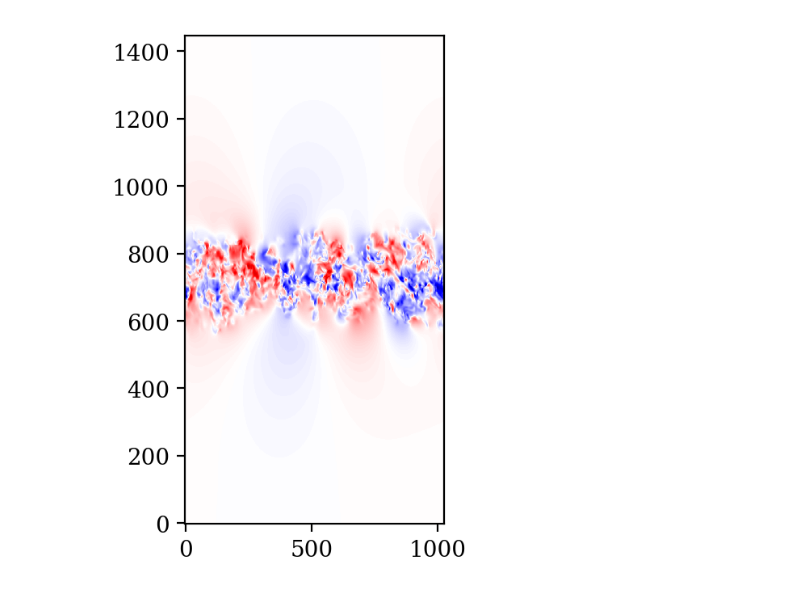
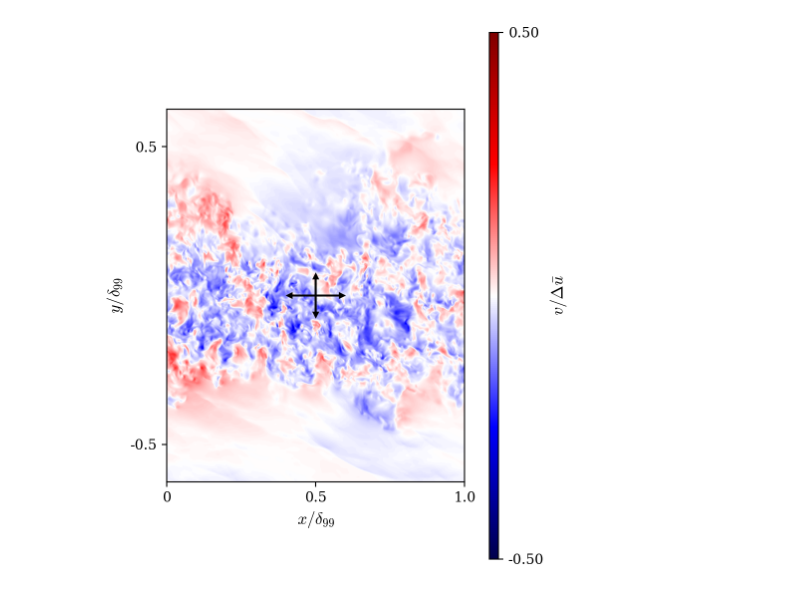
Before and after one commit to FPAL-Stanford-University/FloATPy, a Jupyter notebook: post/plot_slices_single.ipynb, the cells around one changed output. Saved outputs shown, nothing was run; the diff lists cells and outputs as text; code cells hidden in the pictures.

```diff
--- a/post/plot_slices_single.ipynb
+++ b/post/plot_slices_single.ipynb
@@ -16,9 +16,8 @@ import scripts.get_namelist as nml
 from scripts.common import *
 from scripts.decorr_lscale_y import get_L99
 
-
 # Get transverse decorr lengthscale
-def get_lscale(y,Lvv,thresh=0.20):
+def get_lscale(y,Lvv,thresh=0.10):
     Ny = np.size(Lvv)
     imax0 = np.argmax(Lvv)
     # find inflection point
@@ -103,11 +102,11 @@ def visualize_one(reader, step, qname, plane, cmap, dtheta=0,domega=0,savename='
         print "Saved plot to ",savename
     else: plt.show
 # %%
-# directory = '/projects/ShockInducedMix/ShearLayerData/production/Mc02/rr1/1024x1448x512/'
-directory = '/lus/theta-fs0/projects/HighMachTurbulence/ShearLayerData/mira/Mc20/rr1/1024x1448x512/'
+directory = '/lus/theta-fs0/projects/HighMachTurbulence/ShearLayerData/mira/Mc12/rr1/256x384x128/'
+# directory = '/lus/theta-fs0/projects/HighMachTurbulence/ShearLayerData/temporal/Mc04/rr1/1024x1448x512/'
 
 
-filename_prefix = directory+'/shearlayer_'
+filename_prefix = directory+'/restart_'
 reader = por.PadeopsReader(filename_prefix, periodic_dimensions=(True,False,True))
 inp = nml.inputs(directory,verbose=True)
 Nx,Ny,Nz,Lx,Ly,Lz = nml.read_grid_params(directory,verbose=True)
@@ -136,8 +135,8 @@ Steps: [0, 1, 2, 3, 4, 5, 6, 7, 8, 9, 10, 11, 12, 13]
 
 zslice = Nz/2
 reader.sub_domain = (0,0,zslice), (reader.domain_size[0]-1, reader.domain_size[1]-1, zslice)
-step = max(steps)
-visualize_one(reader, step, qname='rhov', plane='xy',cmap='inferno',dtheta=0,domega=0,savename="")
+step = 12#max(steps)
+visualize_one(reader, step, qname='rhoY_0002', plane='xy',cmap='inferno',dtheta=0,domega=0,savename="")
 
 #'inferno','afmhot','viridis'
 # %% [output]
@@ -145,7 +143,0 @@ visualize_one(reader, step, qname='rhov', plane='xy',cmap='inferno',dtheta=0,dom
-# %%
-# plot an spanwise xz slice
-yslice = Ny/2
-print(yslice)
-reader.sub_domain = (0,yslice,0), (reader.domain_size[0]-1, yslice, reader.domain_size[2]-1)
-step = max(steps)
-visualize_one(reader, step, qname='v',plane='xz',cmap='viridis',savename="") # 02:viridis,08:inferno,20:magma
@@ -156,6 +244,7 @@ visualize_one(reader, step, qname='v',plane='xz',cmap='viridis',savename="") # 0
 def visualize_normL99_xy(reader, step, qname, cmap, inp=None, savename=''):
     reader.step = step
     fs = 10
+    thresh = 0.15
     q = reader.readData(qname)
     q = np.squeeze(np.array(q))
     if qname is 'v': q /= inp.du # for velocity only!
@@ -174,21 +263,27 @@ def visualize_normL99_xy(reader, step, qname, cmap, inp=None, savename=''):
     nx = Nx*L99/Lx
     ny = Ny*L99/Ly
 
-    fig = plt.figure(figsize=(4,4), dpi=200)
+    fig = plt.figure(figsize=(7,7), dpi=200)
     axarr = plt.axes()
 
     # Plot the colors
+    dx = float(Lx)/float(Nx)
+    dy = float(Ly)/float(Ny)
+    AR = dy/dx
     data2plot = np.fliplr(np.transpose(q))
     im = axarr.imshow( data2plot, cmap=cmap, origin='lower',
-                      interpolation='nearest',aspect=Ly/Lx,vmin=-qmax,vmax=qmax)#spline36
+                      interpolation='spline36',aspect=AR,vmin=-qmax,vmax=qmax)#spline36
 
     # Plot the Ly lengthscales:
     fname = dir_out+'/lscale_%s%s_%04d.dat'%(qname,qname,step)
     autocorr = np.fromfile(fname,sep=' ')
     autocorr = np.reshape(autocorr,[Ny,3])
     autocorr = autocorr[:,0]
-    ly,i1,i2 = get_lscale(y,autocorr,thresh=0.25)
+    ly,i1,i2 = get_lscale(y,autocorr,thresh=thresh)
     ny_decorr = ny*ly/L99
+    print('ly = {}'.format(ly))
+#     plt.figure();plt.plot(autocorr)
+#     plt.plot([i1,i2],[thresh,thresh],'-o')
 
     # Plot the Lx lengthscales:
     x = np.linspace(0,Lx,Nx)
@@ -196,20 +291,25 @@ def visualize_normL99_xy(reader, step, qname, cmap, inp=None, savename=''):
         fname = dir_out+'/autocorr_%s%s_%04d.h5'%(qname,qname,step)
         print(fname)
         hf =  h5py.File(fname,'r')
-        autocorr2D = np.abs(np.fft.fftshift(hf['qx']))
-        for k in range(Nz): autocorr2D /= np.amax(autocorr2D[:,k])
-        autocorr = np.mean(autocorr2D,axis=-1)
-        #plt.figure();plt.plot(autocorr)
-        lx,i1,i2 = get_lscale(x,autocorr,thresh=0.2)
+        try:
+            autocorr = np.mean(hf['qx'],axis=-1)
+            autocorr = np.fft.fftshift(autocorr)
+        except:
+            autocorr = hf['corrx'][:,0]
+        lx,i1,i2 = get_lscale(x,autocorr,thresh=thresh)
+        print('lx = {}'.format(lx))
+#         plt.figure();plt.plot(autocorr)
+#         plt.plot([i1,i2],[thresh,thresh],'-o')
+
     # Corresponding nx,ny for lx,ly?
     nx_decorr = nx*lx/L99
     hw = 6
     hl = 6
     lw = 1.3
-    plt.arrow(nx,Ny/2,0,ny_decorr/2, ec='k',fc='k',lw = lw, head_width=hw, head_length=hl)
-    plt.arrow(nx,Ny/2,0,-ny_decorr/2,ec='k',fc='k',lw = lw, head_width=hw, head_length=hl)
-    plt.arrow(nx,Ny/2,nx_decorr/2,0, ec='k',fc='k',lw = lw, head_width=hw, head_length=hl)
-    plt.arrow(nx,Ny/2,-nx_decorr/2,0,ec='k',fc='k',lw = lw, head_width=hw, head_length=hl)
+    plt.arrow(nx/2,Ny/2,0,ny_decorr/2, ec='k',fc='k',lw = lw, head_width=hw, head_length=hl/AR)
+    plt.arrow(nx/2,Ny/2,0,-ny_decorr/2,ec='k',fc='k',lw = lw, head_width=hw, head_length=hl/AR)
+    plt.arrow(nx/2,Ny/2,nx_decorr/2,0, ec='k',fc='k',lw = lw, head_width=hw/AR, head_length=hl)
+    plt.arrow(nx/2,Ny/2,-nx_decorr/2,0,ec='k',fc='k',lw = lw, head_width=hw/AR, head_length=hl)
 #     plt.plot([0,Nx],[Ny/2,Ny/2],'k-.')
 #     plt.plot([0,Nx],[Ny/2+ny/4,Ny/2+ny/4],'k:')
 #     plt.plot([0,Nx],[Ny/2-ny/4,Ny/2-ny/4],'k:')
@@ -217,18 +317,27 @@ def visualize_normL99_xy(reader, step, qname, cmap, inp=None, savename=''):
     # Set axis
     plt.xticks([0,nx/2.,nx,nx*1.5,nx*2],['0','0.5','1.0','1.5','2.0'])
     plt.yticks([Ny/2-ny/2,0,Ny/2+ny/2],['-0.5','0','0.5'])
-    axarr.set_ylim([Ny/2-ny,Ny/2+ny])
-    axarr.set_xlim([0,nx*2])
-    axarr.set_xlabel(r'$x/L_{99}$')
-    axarr.set_ylabel(r'$y/L_{99}$')
+    axarr.set_ylim([Ny/2-ny*5/8,Ny/2+ny*5/8])
+    axarr.set_xlim([0,nx])
+    axarr.set_xlabel(r'$x/\delta_{99}$')
+    axarr.set_ylabel(r'$y/\delta_{99}$')
 
     # set the colorbar
-#     divider1 = make_axes_locatable(axarr)
-#     cax = divider1.append_axes('top', size='3%', pad=0.25)
-#     cbar = plt.colorbar(im, cax,orientation='horizontal',ticks=[-qmax, qmax])
-#     cbar.ax.set_yticklabels(['%0.2f'%(-qmax), '%0.2f'%(qmax)])
-#     cbar.ax.tick_params(labelsize=0.75*fs)
+    divider1 = make_axes_locatable(axarr)
+    print(np.amax(q),np.amin(q))
+    maxval = 0.5
+    minval = -0.5
+    #cax = divider1.append_axes('top', size='3%', pad=0.25)
+    #cbar = plt.colorbar(im, cax,orientation='horizontal',ticks=[minval, maxval])
+    cax = divider1.append_axes('right', size='3%', pad=0.25)
+    cbar = plt.colorbar(im, cax,orientation='vertical',ticks=[minval, maxval])
+    cbar.ax.set_yticklabels(['%0.2f'%(minval), '%0.2f'%(maxval)])
+    if qname=='v': cbar.set_label(r'$v/\Delta\bar{u}$')
+    else: cbar.set_label(qname)
+    cbar.ax.tick_params(labelsize=fs)
 
+if inp.Mc==0.2: step=18#max(steps)
+if inp.Mc==2.0: step=10
 print(inp.Mc)
 qmax=0.5
 zslice = Nz/2
@@ -245 +354 @@ KeyError: "Unable to open object (object 'qx' doesn't exist)"
-[figure, old version]
+[figure, new version]
```
Also changed, not shown: parts of 7 cells of this notebook, 49 other files.
